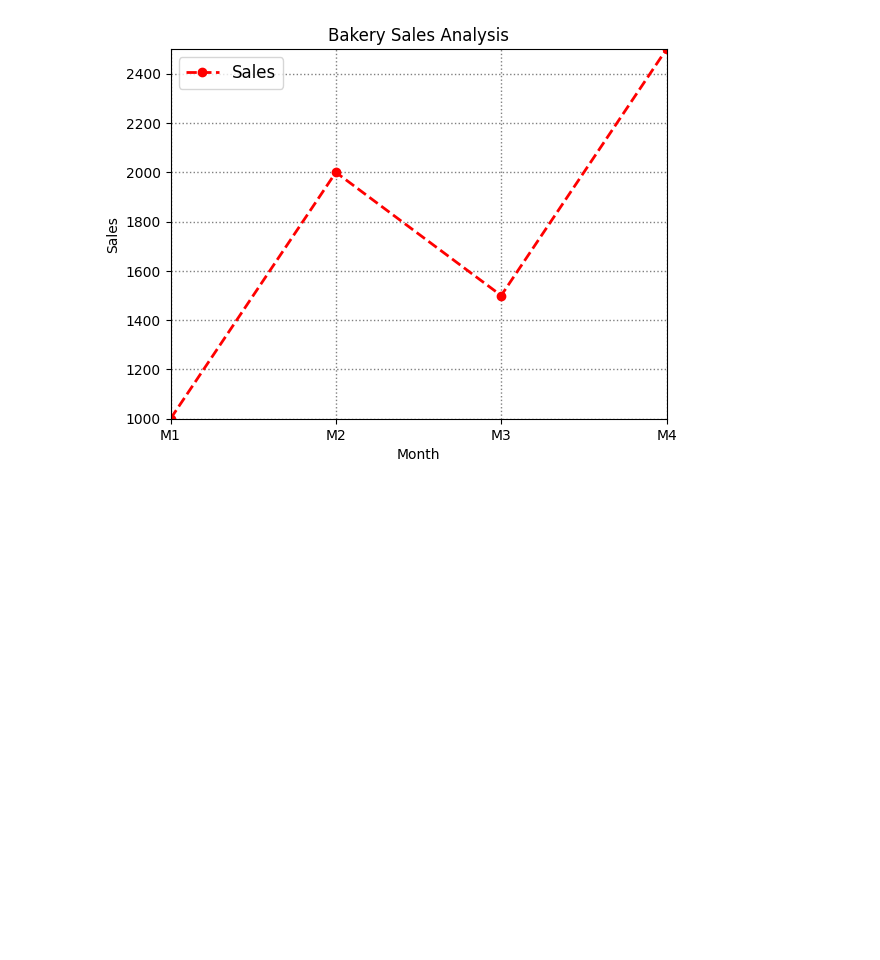
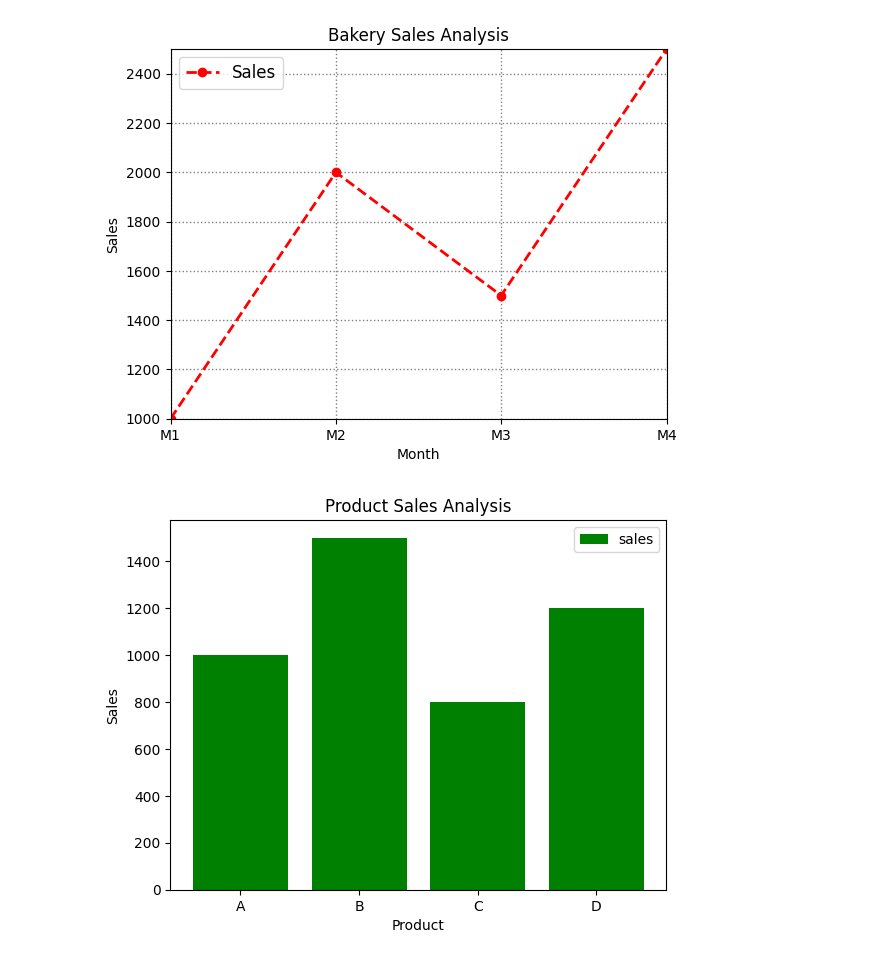
Before and after one commit to Vikram-0401/Python_Projects, a Jupyter notebook: Aiml.ipynb, the cells around one changed output. Saved outputs shown, nothing was run; the diff lists cells and outputs as text; code cells hidden in the pictures; blank space fills up the shorter version.

Commit message:
Bar, histogram and pie chart

```diff
--- a/Aiml.ipynb
+++ b/Aiml.ipynb
@@ -1105,3 +1105,19 @@ plt.xticks([1,2,3,4], ['M1', 'M2', 'M3', 'M4'])
 plt.show()
 # %% [output]
 [figure]
+# %%
+# bar charts -> category comparison and analysis
+
+import matplotlib.pyplot as plt
+
+product = ['A', 'B', 'C', 'D']
+sales = [1000, 1500, 800, 1200]
+
+plt.bar(product, sales, color='green', label='sales')
+plt.xlabel('Product')
+plt.ylabel('Sales')
+plt.title('Product Sales Analysis')
+plt.legend()
+plt.show()
+# %% [output]
+[figure, added]
```
Also changed, not shown: parts of 2 cells of this notebook.
